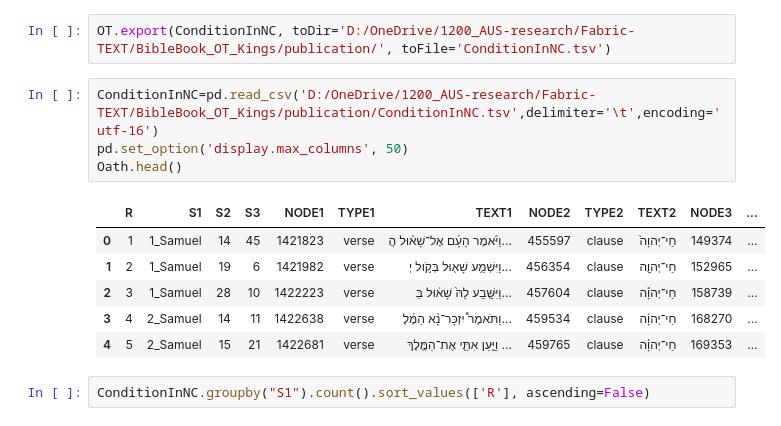
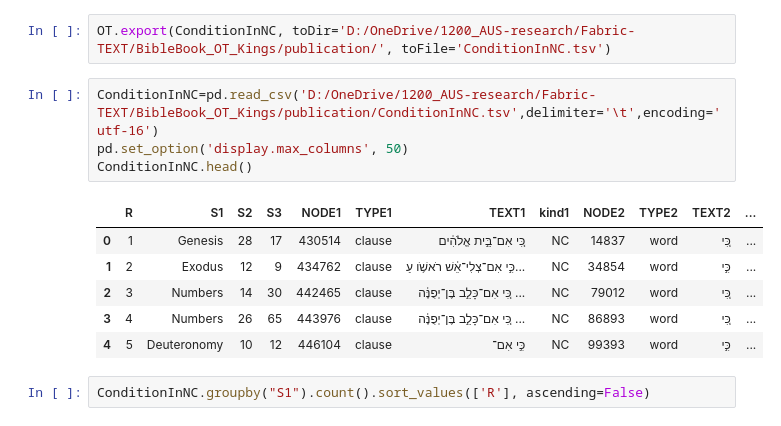
Before and after one commit to oliverglanz/Text-Fabric, a Jupyter notebook: publications/TF_1Kgs17_GodObeys.ipynb, the cells around one changed output. Drawn from its saved outputs; the diff is of its cells as text.

```diff
--- a/publications/TF_1Kgs17_GodObeys.ipynb
+++ b/publications/TF_1Kgs17_GodObeys.ipynb
@@ -83,14 +83,14 @@ OT.export(ConditionInNC, toDir='D:/OneDrive/1200_AUS-research/Fabric-TEXT/BibleB
 # %%
 ConditionInNC=pd.read_csv('D:/OneDrive/1200_AUS-research/Fabric-TEXT/BibleBook_OT_Kings/publication/ConditionInNC.tsv',delimiter='\t',encoding='utf-16')
 pd.set_option('display.max_columns', 50)
-Oath.head()
+ConditionInNC.head()
 # %% [output]
-|  | R | S1 | S2 | S3 | NODE1 | TYPE1 | TEXT1 | NODE2 | TYPE2 | TEXT2 | NODE3 | ... |
-| 0 | 1 | 1_Samuel | 14 | 45 | 1421823 | verse | וַיֹּ֨אמֶר הָעָ֜ם אֶל־שָׁא֗וּל הֲ... | 455597 | clause | חַי־יְהוָה֙ | 149374 | ... |
-| 1 | 2 | 1_Samuel | 19 | 6 | 1421982 | verse | וַיִּשְׁמַ֥ע שָׁא֖וּל בְּקֹ֣ול יְ... | 456354 | clause | חַי־יְהוָ֖ה | 152965 | ... |
-| 2 | 3 | 1_Samuel | 28 | 10 | 1422223 | verse | וַיִּשָּׁ֤בַֽע לָהּ֙ שָׁא֔וּל בַּ... | 457604 | clause | חַי־יְהוָ֕ה | 158739 | ... |
-| 3 | 4 | 2_Samuel | 14 | 11 | 1422638 | verse | וַתֹּאמֶר֩ יִזְכָּר־נָ֨א הַמֶּ֜לֶ... | 459534 | clause | חַי־יְהוָ֔ה | 168270 | ... |
-| 4 | 5 | 2_Samuel | 15 | 21 | 1422681 | verse | וַיַּ֧עַן אִתַּ֛י אֶת־הַמֶּ֖לֶךְ ... | 459765 | clause | חַי־יְהוָ֗ה | 169353 | ... |
+|  | R | S1 | S2 | S3 | NODE1 | TYPE1 | TEXT1 | kind1 | NODE2 | TYPE2 | TEXT2 | ... |
+| 0 | 1 | Genesis | 28 | 17 | 430514 | clause | כִּ֚י אִם־בֵּ֣ית אֱלֹהִ֔ים | NC | 14837 | word | כִּ֚י | ... |
+| 1 | 2 | Exodus | 12 | 9 | 434762 | clause | כִּ֣י אִם־צְלִי־אֵ֔שׁ רֹאשֹׁ֥ו עַ... | NC | 34854 | word | כִּ֣י | ... |
+| 2 | 3 | Numbers | 14 | 30 | 442465 | clause | כִּ֚י אִם־כָּלֵ֣ב בֶּן־יְפֻנֶּ֔ה ... | NC | 79012 | word | כִּ֚י | ... |
+| 3 | 4 | Numbers | 26 | 65 | 443976 | clause | כִּ֚י אִם־כָּלֵ֣ב בֶּן־יְפֻנֶּ֔ה ... | NC | 86893 | word | כִּ֚י | ... |
+| 4 | 5 | Deuteronomy | 10 | 12 | 446104 | clause | כִּ֣י אִם־ | NC | 99393 | word | כִּ֣י | ... |
 # %%
 ConditionInNC.groupby("S1").count().sort_values(['R'], ascending=False)
 # %% [output]
```
Also changed, not shown: parts of 13 cells of this notebook.
